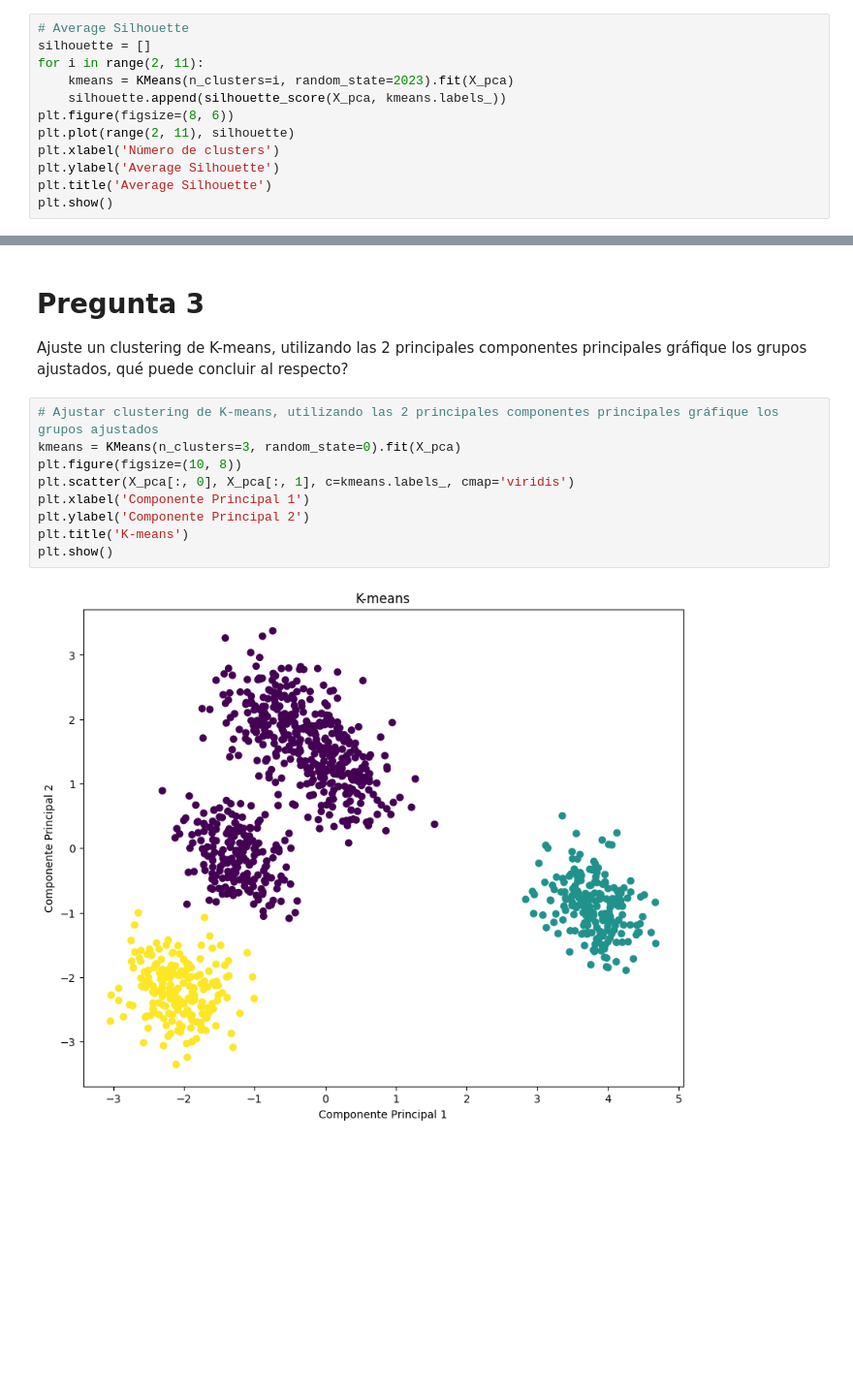
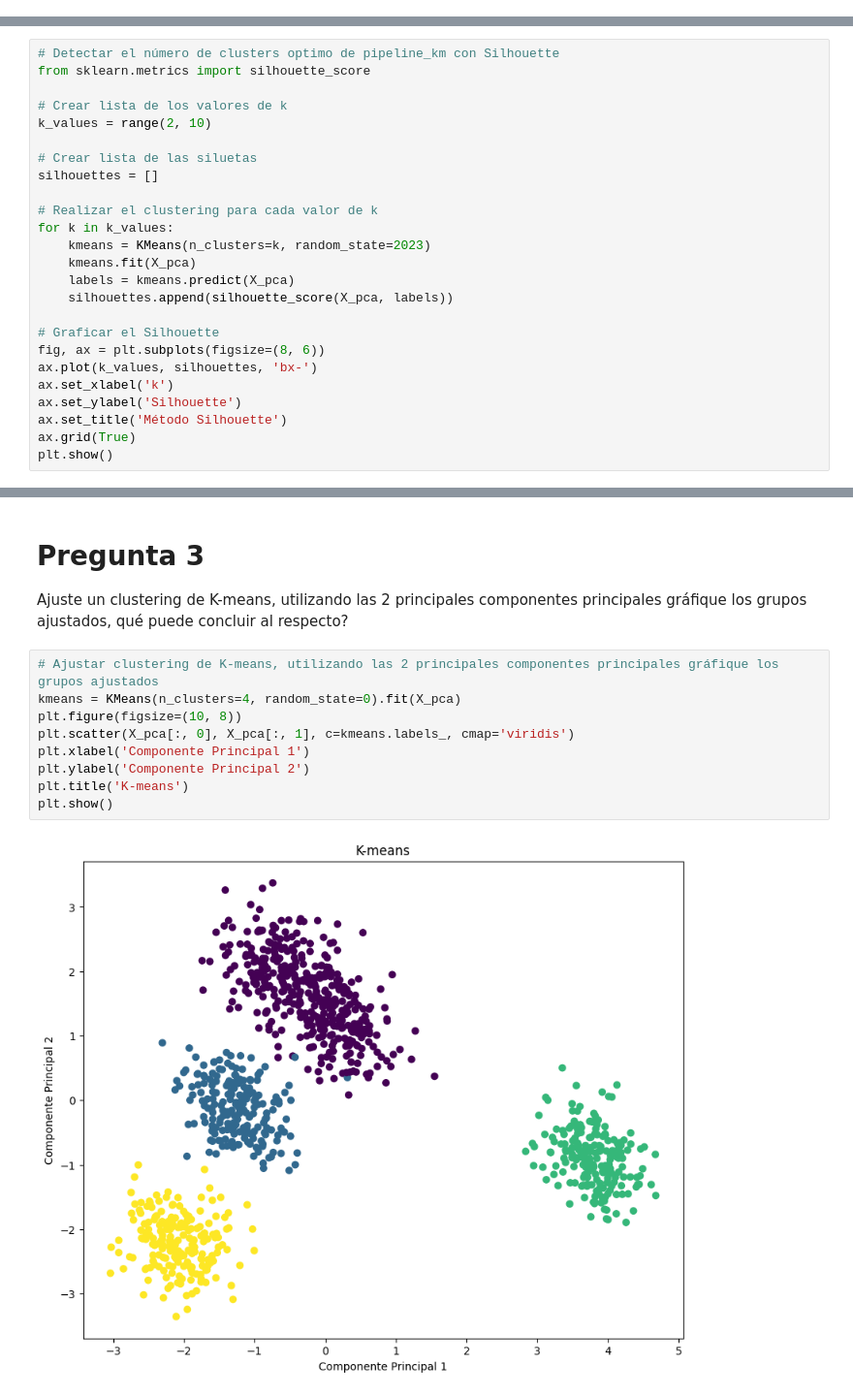
Before and after one commit to davidlealo/tallermodelosnosupervisados, a Jupyter notebook: taller_v2.ipynb, the cells around one changed output, grey strips where cells are left out. Shown at 97% size. Saved outputs shown, nothing was run; the diff lists cells and outputs as text; blank space fills up the shorter version.

```diff
--- a/taller_v2.ipynb
+++ b/taller_v2.ipynb
@@ -247,12 +238,0 @@ plt.show()
-# %%
-# Average Silhouette
-silhouette = []
-for i in range(2, 11):
-    kmeans = KMeans(n_clusters=i, random_state=2023).fit(X_pca)
-    silhouette.append(silhouette_score(X_pca, kmeans.labels_))
-plt.figure(figsize=(8, 6))
-plt.plot(range(2, 11), silhouette)
-plt.xlabel('Número de clusters')
-plt.ylabel('Average Silhouette')
-plt.title('Average Silhouette')
-plt.show()
@@ -260,0 +239,25 @@ plt.show()
+# %%
+# Detectar el número de clusters optimo de pipeline_km con Silhouette
+from sklearn.metrics import silhouette_score
+
+# Crear lista de los valores de k
+k_values = range(2, 10)
+
+# Crear lista de las siluetas
+silhouettes = []
+
+# Realizar el clustering para cada valor de k
+for k in k_values:
+    kmeans = KMeans(n_clusters=k, random_state=2023)
+    kmeans.fit(X_pca)
+    labels = kmeans.predict(X_pca)
+    silhouettes.append(silhouette_score(X_pca, labels))
+
+# Graficar el Silhouette
+fig, ax = plt.subplots(figsize=(8, 6))
+ax.plot(k_values, silhouettes, 'bx-')
+ax.set_xlabel('k')
+ax.set_ylabel('Silhouette')
+ax.set_title('Método Silhouette')
+ax.grid(True)
+plt.show()
@@ -263,12 +272,12 @@ plt.show()
 Ajuste un clustering de K-means, utilizando las 2 principales componentes principales gráfique los grupos ajustados, qué puede concluir al respecto?
 # %%
 # Ajustar clustering de K-means, utilizando las 2 principales componentes principales gráfique los grupos ajustados
-kmeans = KMeans(n_clusters=3, random_state=0).fit(X_pca)
+kmeans = KMeans(n_clusters=4, random_state=0).fit(X_pca)
 plt.figure(figsize=(10, 8))
 plt.scatter(X_pca[:, 0], X_pca[:, 1], c=kmeans.labels_, cmap='viridis')
 plt.xlabel('Componente Principal 1')
 plt.ylabel('Componente Principal 2')
 plt.title('K-means')
 plt.show()
 # %% [output]
-[figure, old version]
+[figure, new version]
```
Also changed, not shown: parts of 6 cells of this notebook.
